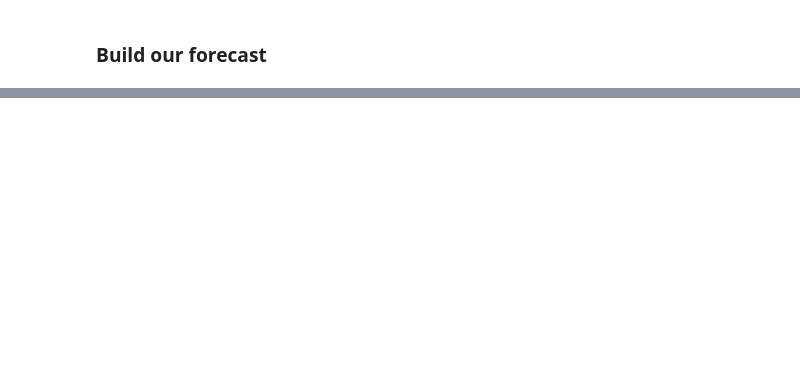
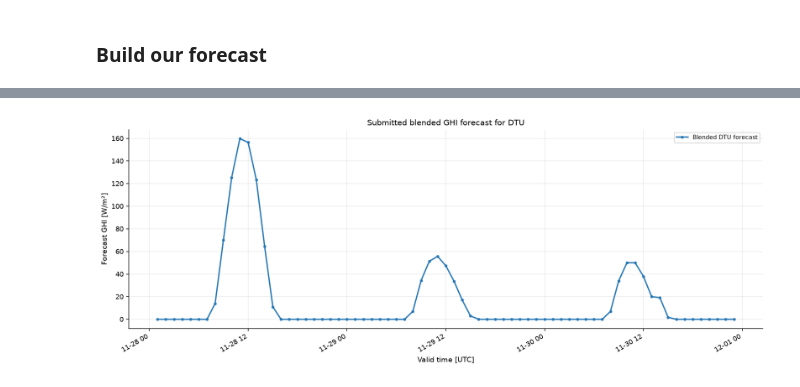
Before and after one commit to MatildeMGM/solar_forecast_project, a Jupyter notebook: notebooks/forecast_data(2) (1).ipynb, the cells around one changed output, grey strips where cells are left out. Cells and saved outputs as stored; diff of their text form; code cells hidden in the pictures; blank space fills up the shorter version.

```diff
--- a/notebooks/forecast_data(2) (1).ipynb
+++ b/notebooks/forecast_data(2) (1).ipynb
@@ -806,0 +1467,30 @@ plt.show()
+# %%
+import pandas as pd
+import matplotlib.pyplot as plt
+
+plot_data = submission.copy()
+plot_data["datetime"] = pd.to_datetime(plot_data["datetime"], utc=True)
+plot_data["ghi_forecast"] = pd.to_numeric(plot_data["ghi_forecast"])
+
+fig, ax = plt.subplots(figsize=(13, 5))
+
+ax.plot(
+    plot_data["datetime"],
+    plot_data["ghi_forecast"],
+    color="#2878B5",
+    linewidth=1.8,
+    marker="o",
+    markersize=3,
+    label="Blended DTU forecast",
+)
+
+ax.set_title("Submitted blended GHI forecast for DTU")
+ax.set_xlabel("Valid time [UTC]")
+ax.set_ylabel("Forecast GHI [W/m²]")
+ax.grid(alpha=0.25)
+ax.legend()
+fig.autofmt_xdate()
+plt.tight_layout()
+plt.show()
+# %% [output]
+[figure, added]
```
Also changed, not shown: parts of 12 cells of this notebook, 1 other file.
